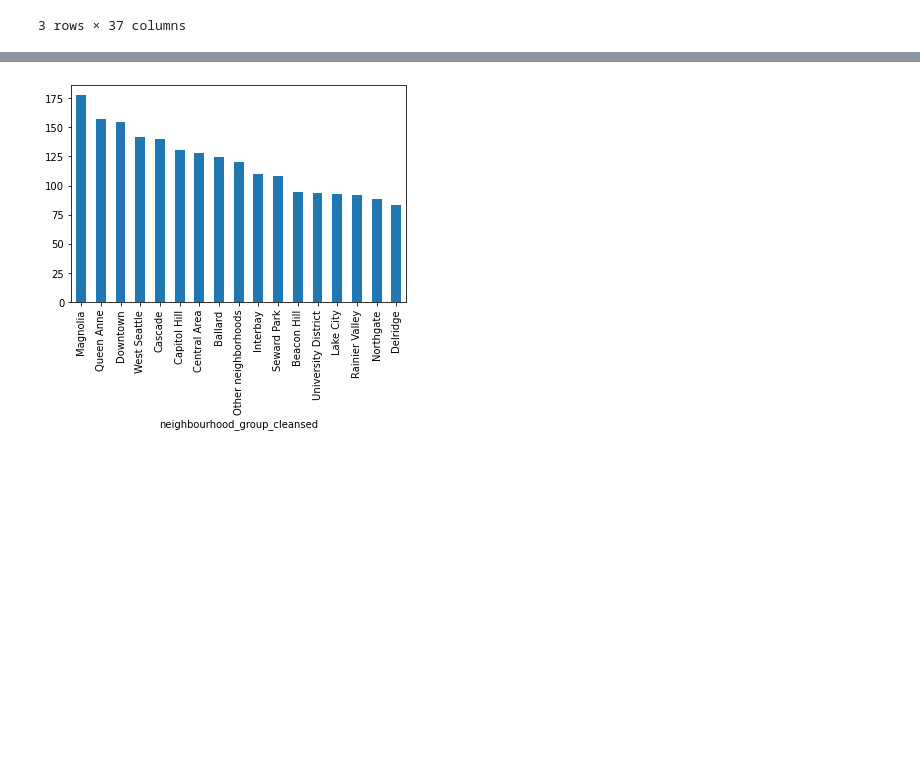
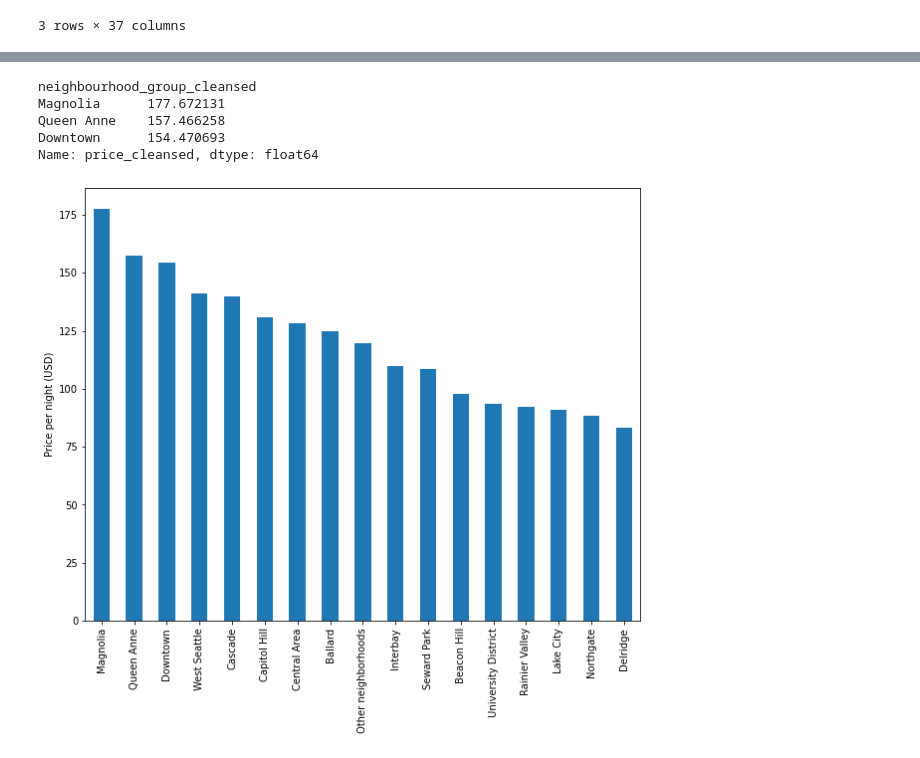
Before and after one commit to julionovoa/airbnb-seattle, a Jupyter notebook: airbnb-seattle.ipynb, the cells around one changed output, grey strips where cells are left out. Drawn from its saved outputs; the diff is of its cells as text; code cells hidden in the pictures; blank space fills up the shorter version.

Commit message:
organizing code and adding figures

```diff
--- a/airbnb-seattle.ipynb
+++ b/airbnb-seattle.ipynb
@@ -28,6 +31,9 @@ listings.head(3)
 # Data review
 print('Column names\n', '----------\n', listings.columns)
 print('Null values\n', '----------\n', listings.isna().sum().sort_values(ascending=False))
+listings.dropna(subset=['price', 'latitude', 'longitude'], inplace=True)
+tmp_price = listings['price'].str.split('$', expand=True)
+listings['price_cleansed'] = tmp_price[1].str.replace(',', '').astype('float')
 # %% [output]
 Column names
  ----------
@@ -78,3 +84,11 @@ Longitude                                                       32
 Address                                                         22
 Name                                                             0
 dtype: int64
+# %%
+# create geodataframes and reproject them to UTM Zone 10N
+gpd_airbnb = gpd.GeoDataFrame(listings, geometry=gpd.points_from_xy(listings.longitude, listings.latitude), crs='EPSG:4326').to_crs('EPSG:32610')
+gpd_cultural = gpd.GeoDataFrame(cultural, geometry=gpd.points_from_xy(cultural.Longitude, cultural.Latitude), crs='EPSG:4326').to_crs('EPSG:32610')
+# %%
+# join both datasets (listings, cultural) based on the closest cultural point
+gpd_airbnb_cultural = gpd_airbnb.sjoin_nearest(gpd_cultural, distance_col="distance")
+gpd_airbnb_cultural[['price_cleansed', 'distance']]
@@ -86,7 +162,11 @@ listings['neighbourhood_group_cleansed'].value_counts().plot(kind='bar');
 # %%
-# average price-per-night by neighbouthoob group
-tmp_price = listings['price'].str.split('$', expand=True)
-listings['price_cleansed'] = tmp_price[1].str.replace(',', '').astype('float')
-listings.groupby('neighbourhood_group_cleansed')['price_cleansed'].mean().sort_values(ascending=False).plot(kind='bar');
+# average price-per-night by neighbouthoob
+print(gpd_airbnb_cultural.groupby('neighbourhood_group_cleansed')['price_cleansed'].mean().sort_values(ascending=False)[:3])
+gpd_airbnb_cultural.groupby('neighbourhood_group_cleansed')['price_cleansed'].mean().sort_values(ascending=False).plot.bar(figsize=(10,8), xlabel='', ylabel='Price per night (USD)');
 # %% [output]
+neighbourhood_group_cleansed
+Magnolia      177.672131
+Queen Anne    157.466258
+Downtown      154.470693
+Name: price_cleansed, dtype: float64
-[figure, old version]
+[figure, new version]
```
Also changed, not shown: parts of 20 cells of this notebook, 4 other files.
